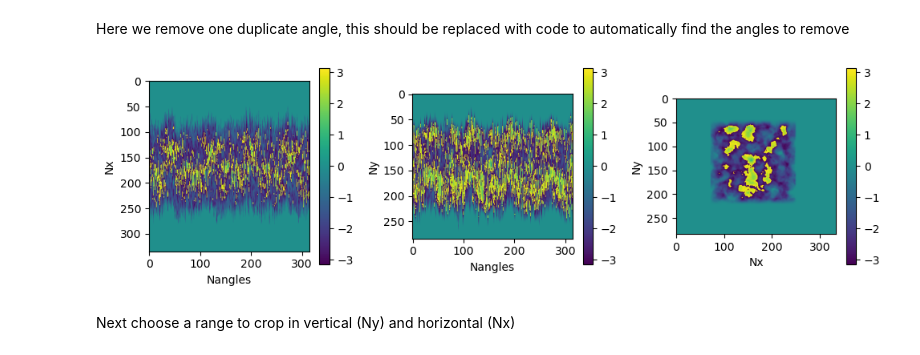
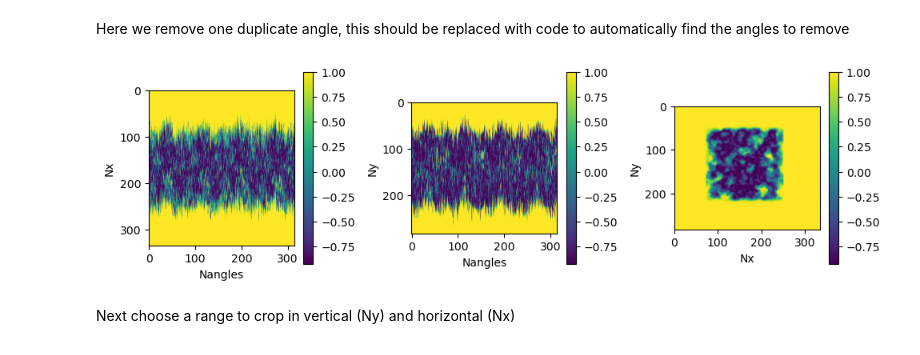
Before and after one commit to TomographicImaging/PtychographyAlignment, a Jupyter notebook: applications/alignment_pipeline-wip.ipynb, the cells around one changed output. Drawn from its saved outputs; the diff is of its cells as text; code cells hidden in the pictures.

```diff
--- a/applications/alignment_pipeline-wip.ipynb
+++ b/applications/alignment_pipeline-wip.ipynb
@@ -17,10 +17,11 @@ No module named 'recast_tomo'
 # %%
 # folder = '/mnt/share/ALC_ptychography_alignment/Experimental/connor_wright'
 # folder = '/dls/i13-1/data/2025/cm40629-5/processing/ptycho-tomo_alignment/i14_example_dataset/'
-# folder = '/dls/i13-1/data/2025/cm40629-5/processing/ptycho-tomo_alignment/example_dataset/'
-folder = '/dls_sw/i13-1/scripts/cSAXS_matlab_tomo_shared/'
+folder = '/dls/i13-1/data/2025/cm40629-5/processing/ptycho-tomo_alignment/example_dataset/'
+# folder = '/dls_sw/i13-1/scripts/cSAXS_matlab_tomo_shared/'
 file = folder + 'example_data.mat' #'/example_data.h5' #'/scan_275019_275199_tomo_complex.nxs'
-# img, theta, _ = utils.io_tools.load_data(file, data_key= '/entry1/data', angle_key = '/entry1/rotation_angle')
+# img, theta, _ = utils.io_tools.load_data(file, data_key= '/entry1/instrument/detector/data',
+#                                          angle_key = '/entry1/sample/rotation_angle')
 img, theta, _ = utils.io_tools.load_data(file, data_key='stack_object', angle_key = 'theta')
 # img = img.transpose((1,2,0)) # transpose to shape [Ny, Nx, Nangles]
 # %% [output]
@@ -31,11 +32,11 @@ Here we remove one duplicate angle, this should be replaced with code to automat
 # %%
 # img = img[:,:,:]
 # theta = theta[:]
 img = img[:,:,1:]
 theta = theta[1:]
-utils.display_tools.plot_3axes(np.angle(img), array_name='', data_order=['Ny', 'Nx','Nangles'])
+utils.display_tools.plot_3axes(np.real(img), array_name='', data_order=['Ny', 'Nx','Nangles'])
 # %% [output]
-[figure, old version]
+[figure, new version]
 # %% [markdown]
 Next choose a range to crop in vertical (Ny) and horizontal (Nx)
 # %%
```
Also changed, not shown: parts of 34 cells of this notebook, 3 other files.
